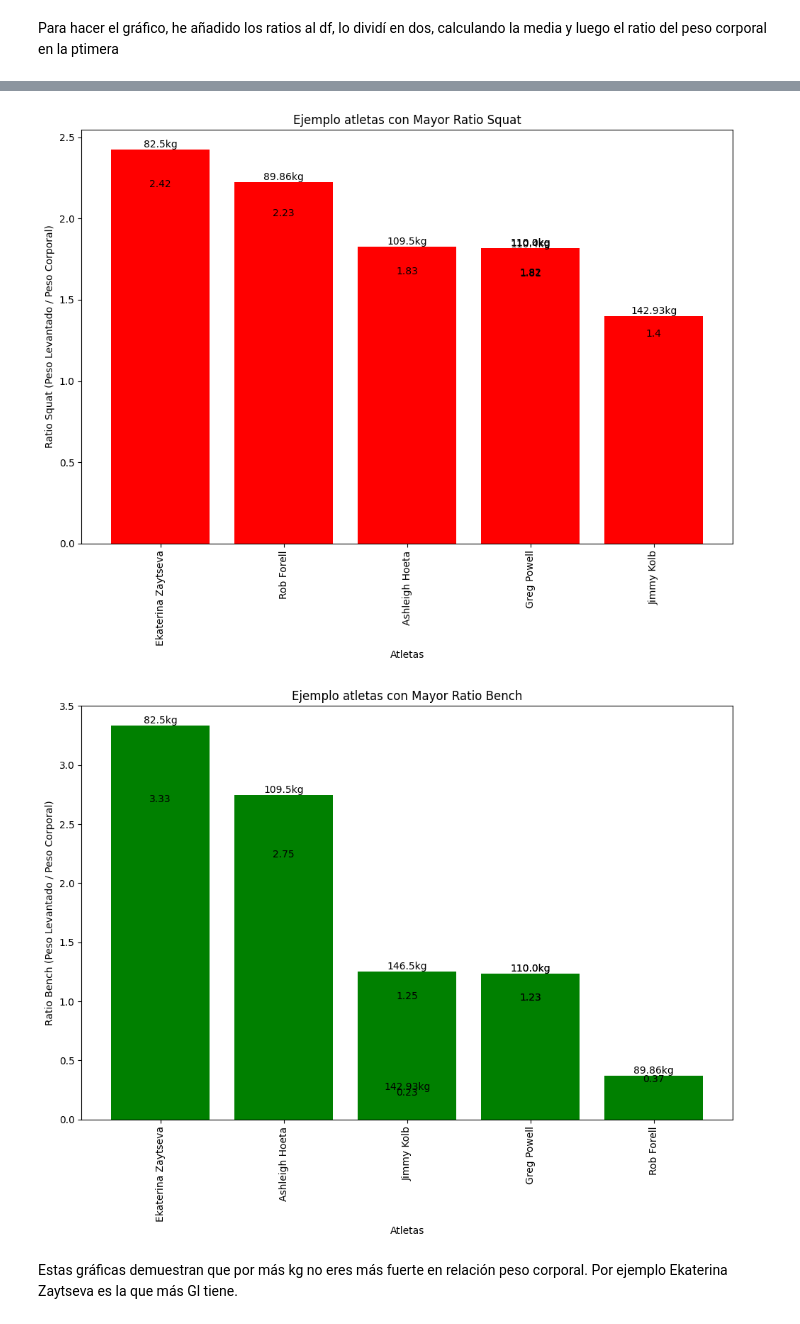
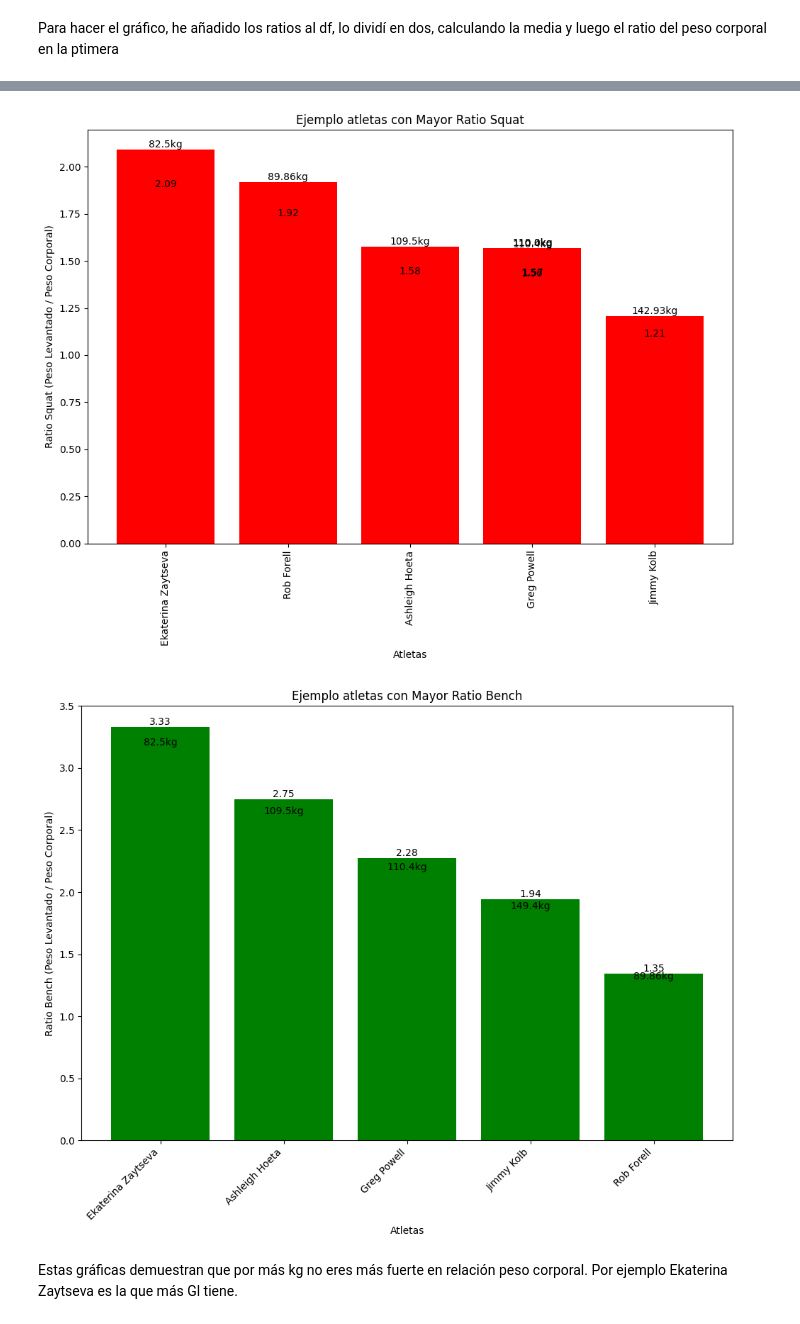
Before and after one commit to enriquerc95/eda_powerlifting, a Jupyter notebook: src/memoria.ipnb/EDA6.ipynb, the cells around one changed output, grey strips where cells are left out. Saved outputs shown, nothing was run; the diff lists cells and outputs as text; code cells hidden in the pictures.

```diff
--- a/src/memoria.ipnb/EDA3.ipynb
+++ b/src/memoria.ipnb/EDA6.ipynb
@@ -166,7 +166,7 @@ Index(['Name', 'Sex', 'Event', 'Equipment', 'Age', 'AgeClass', 'Division',
 Hay muchos valores 0, por lo que calculo la moda para darle valor a los datos
 # %%
 modes = df_p[['Squat1Kg', 'Squat2Kg', 'Squat3Kg', 'Bench1Kg', 'Bench2Kg', 'Bench3Kg', 'Deadlift1Kg', 'Deadlift2Kg', 'Deadlift3Kg']].mode().iloc[0]
-df_p[['Squat1Kg', 'Squat2Kg', 'Squat3Kg', 'Bench1Kg', 'Bench2Kg', 'Bench3Kg', 'Deadlift1Kg', 'Deadlift2Kg', 'Deadlift3Kg']] = df_power4[['Squat1Kg', 'Squat2Kg', 'Squat3Kg', 'Bench1Kg', 'Bench2Kg', 'Bench3Kg', 'Deadlift1Kg', 'Deadlift2Kg', 'Deadlift3Kg']].replace(0, modes)
+df_p[['Squat1Kg', 'Squat2Kg', 'Squat3Kg', 'Bench1Kg', 'Bench2Kg', 'Bench3Kg', 'Deadlift1Kg', 'Deadlift2Kg', 'Deadlift3Kg']] = df_p[['Squat1Kg', 'Squat2Kg', 'Squat3Kg', 'Bench1Kg', 'Bench2Kg', 'Bench3Kg', 'Deadlift1Kg', 'Deadlift2Kg', 'Deadlift3Kg']].replace(0, modes)
 # %% [markdown]
 Paso las fechas a datetime
 # %%
@@ -367,8 +367,8 @@ columns_to_fill = ['Squat1Kg', 'Squat2Kg', 'Squat3Kg', 'Bench1Kg', 'Bench2Kg', '
 
 # Calcular la media de cada columna y reemplazar los valores 0 por esa media
 for column in columns_to_fill:
-    mean_value = df_power4[df_power4[column] != 0][column].mean()  # Calcula la media excluyendo los valores 0
-    df_power4[column] = df_power4[column].replace(0, mean_value)  # Reemplaza los valores 0 por la media calculada
+    mean_value = df_p[df_p[column] != 0][column].mean()  # Calcula la media excluyendo los valores 0
+    df_p[column] = df_p[column].replace(0, mean_value)  # Reemplaza los valores 0 por la media calculada
 # %%
 df_p['Squat2Kg'].mean() #comprobar que todo haya salido correcto
 # %% [output]
@@ -618,6 +618,5 @@ top_10_goodlift[selected_columns]
 # %%
-
-top_10_ratios = selected_data.nlargest(7, 'Deadlift_BW_ratio') # Seleccionar los datos de los atletas con los ratios más altos
+top_10_ratios = top_10_goodlift.nlargest(7, 'Deadlift_BW_ratio') # Seleccionar los datos de los atletas con los ratios más altos
 
 fig, ax = plt.subplots(figsize=(10, 8))
 
@@ -644,6 +643,5 @@ plt.show()
 # %%
-
-top_10_ratios = selected_data.nlargest(7, 'Squat_BW_ratio')
+top_10_ratios = top_10_goodlift.nlargest(7, 'Squat_BW_ratio')
 
 
 fig, ax = plt.subplots(figsize=(10, 8))
@@ -661,40 +659,39 @@ for i, bar in enumerate(bars):
     ax.text(bar.get_x() + bar.get_width() / 2, bar.get_height() - 0.1 * bar.get_height(),
             round(bar.get_height(), 2), ha='center', va='bottom')
 
-# Ajustar diseño
+
 plt.xticks(rotation=90)
 plt.tight_layout()
 plt.show()
 # %% [output]
-[figure, old version]
+[figure, new version]
 # %%
+import matplotlib.pyplot as plt
 
-top_10_ratios = selected_data.nlargest(7, 'Bench_BW_ratio')
-
+# Quitar atletas duplicados
+top_10_ratios_bench = top_10_goodlift.drop_duplicates(subset='Name').nlargest(7, 'Bench_BW_ratio')
 
 fig, ax = plt.subplots(figsize=(10, 8))
 
-
-bars = ax.bar(top_10_ratios['Name'], top_10_ratios['Bench_BW_ratio'], color='green')
-
+bars_bench = ax.bar(top_10_ratios_bench['Name'], top_10_ratios_bench['Bench_BW_ratio'], color='green')
 
 ax.set_xlabel('Atletas')
 ax.set_ylabel('Ratio Bench (Peso Levantado / Peso Corporal)')
 ax.set_title('Ejemplo atletas con Mayor Ratio Bench')
 
+for i, bar in enumerate(bars_bench):
+    ax.text(bar.get_x() + bar.get_width() / 2, bar.get_height(),
+            round(bar.get_height(), 2), ha='center', va='bottom')
+    ax.text(bar.get_x() + bar.get_width() / 2, bar.get_height() - 0.05 * bar.get_height(),
+            f"{top_10_ratios_bench['BodyweightKg'].iloc[i]}kg", ha='center', va='bottom')
 
-for i, bar in enumerate(bars):
-    ax.text(bar.get_x() + bar.get_width() / 2, bar.get_height(), f"{top_10_ratios['BodyweightKg'].iloc[i]}kg",
-            ha='center', va='bottom')
-    ax.text(bar.get_x() + bar.get_width() / 2, bar.get_height() - 0.2 * bar.get_height(),
-            round(bar.get_height(), 2), ha='center', va='bottom')
 
 # Ajustar diseño
-plt.xticks(rotation=90)
+plt.xticks(rotation=45, ha='right')  # Rotar y alinear el texto del eje x
 plt.tight_layout()
 plt.show()
 # %% [output]
-[figure, old version]
+[figure, new version]
 # %% [markdown]
 Estas gráficas demuestran que por más kg no eres más fuerte en relación peso corporal. Por ejemplo Ekaterina Zaytseva es la que más Gl tiene.
 # %% [markdown]
```
Also changed, not shown: parts of 16 cells of this notebook, 6 other files.
